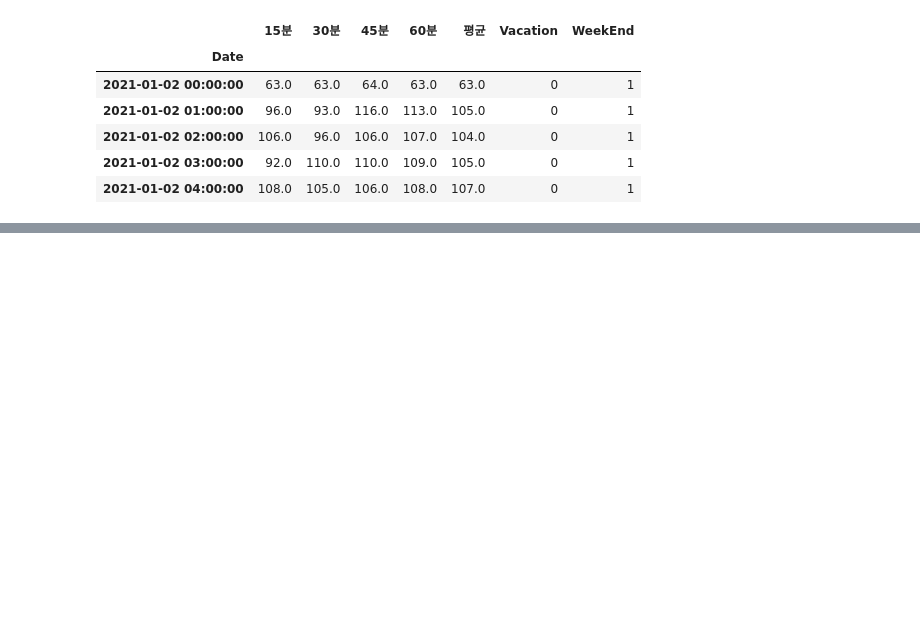
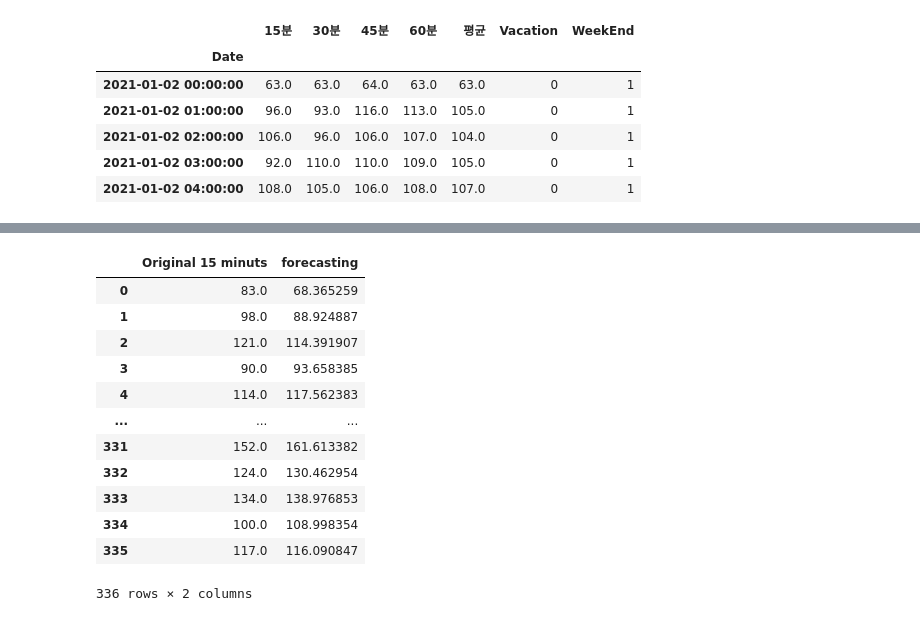
Before and after one commit to bigdataleeky/python, a Jupyter notebook: 20220513/20220513_자원최적화AI.ipynb, the cells around one changed output, grey strips where cells are left out. Cells and saved outputs as stored; diff of their text form; code cells hidden in the pictures; blank space fills up the shorter version.

```diff
--- a/20220513/20220513_자원최적화AI.ipynb
+++ b/20220513/20220513_자원최적화AI.ipynb
@@ -666,0 +706,8 @@ array([[0.33026695, 0.49758454, 0.52657005, ..., 0.55555556, 0.43478261,
+# %%
+# 시각화
+# 실제 값... 예측된 결과값을 직관적으로 파악하기위해  실제 해당 시간대의 최대수요전력 실제값, 예측값을 가지고
+# 시각화
+data_original = daily_data3[['15분']]
+data_original
+forecasting = pd.read_csv('the_best_rnn_pred_168.csv')['forecasting']
+forecasting
@@ -666,0 +727,7 @@ array([[0.33026695, 0.49758454, 0.52657005, ..., 0.55555556, 0.43478261,
+# %%
+# 예측한 값의 결과가 9월1일부터 ~ 14일까지의 최대수요전력..  실제 비교값이 해당 날자와 일치
+# 9월1일부터 14일까지의 row가 336개로 구성되어 있음
+
+# data_original['15분'].loc['2021-09-01 00:00:00':]
+compare_result =  pd.DataFrame(np.array( data_original['15분'][-336:]),columns=['Original 15 minuts'])
+compare_result
@@ -666,0 +748,17 @@ array([[0.33026695, 0.49758454, 0.52657005, ..., 0.55555556, 0.43478261,
+# %%
+compare_result['forecasting']=forecasting
+compare_result
+# %% [output]
+|  | Original 15 minuts | forecasting |
+| 0 | 83.0 | 68.365259 |
+| 1 | 98.0 | 88.924887 |
+| 2 | 121.0 | 114.391907 |
+| 3 | 90.0 | 93.658385 |
+| 4 | 114.0 | 117.562383 |
+| ... | ... | ... |
+| 331 | 152.0 | 161.613382 |
+| 332 | 124.0 | 130.462954 |
+| 333 | 134.0 | 138.976853 |
+| 334 | 100.0 | 108.998354 |
+| 335 | 117.0 | 116.090847 |
+336 rows × 2 columns
```
Also changed, not shown: parts of 58 cells of this notebook.
